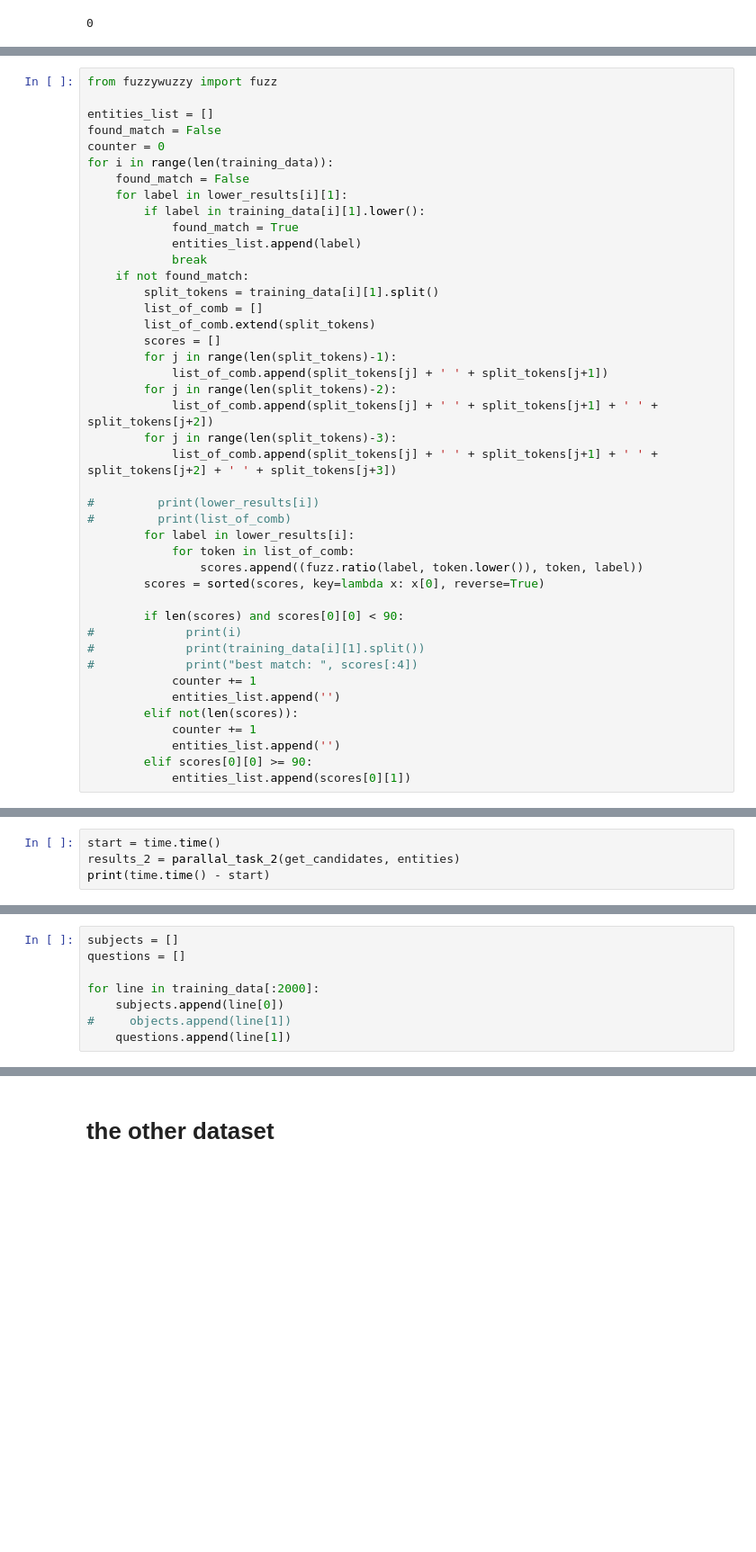
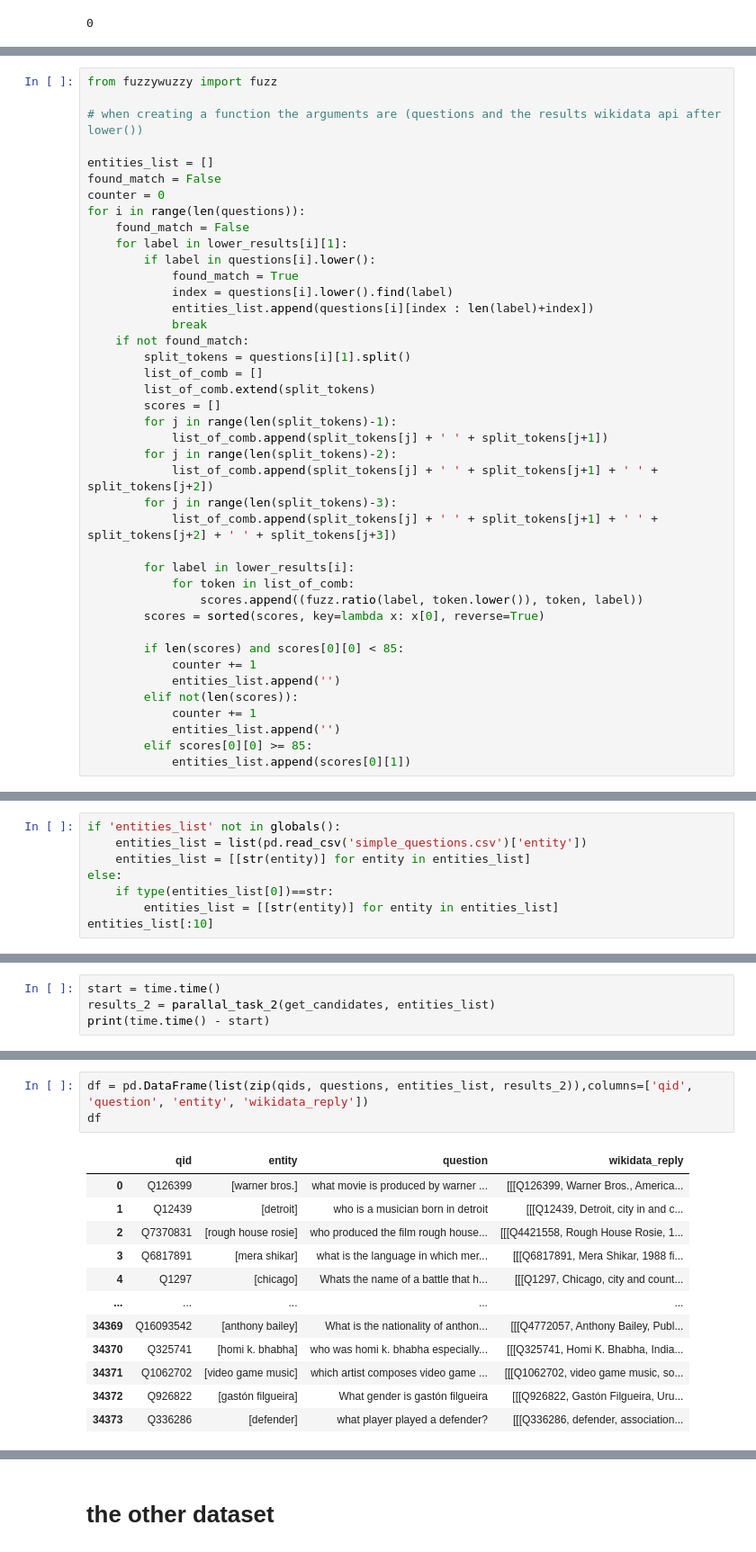
Before and after one commit to hodzy/Bachelor_Thesis, a Jupyter notebook: NEL_data_preprocessing.ipynb, the cells around one changed output, grey strips where cells are left out. Shown at 90% size. Saved outputs shown, nothing was run; the diff lists cells and outputs as text; blank space fills up the shorter version.

Commit message:
code for NEL data

```diff
--- a/NEL_data_preprocessing.ipynb
+++ b/NEL_data_preprocessing.ipynb
@@ -287,18 +205,21 @@ len(training_data)
 # %%
 from fuzzywuzzy import fuzz
+
+# when creating a function the arguments are (questions and the results wikidata api after lower())
 
 entities_list = []
 found_match = False
 counter = 0
-for i in range(len(training_data)):
+for i in range(len(questions)):
     found_match = False
     for label in lower_results[i][1]:
-        if label in training_data[i][1].lower():
+        if label in questions[i].lower():
             found_match = True
-            entities_list.append(label)
+            index = questions[i].lower().find(label)
+            entities_list.append(questions[i][index : len(label)+index])
             break
     if not found_match:
-        split_tokens = training_data[i][1].split()
+        split_tokens = questions[i][1].split()
         list_of_comb = []
         list_of_comb.extend(split_tokens)
         scores = []
@@ -309,22 +230,17 @@ for i in range(len(training_data)):
         for j in range(len(split_tokens)-3):
             list_of_comb.append(split_tokens[j] + ' ' + split_tokens[j+1] + ' ' + split_tokens[j+2] + ' ' + split_tokens[j+3])
 
-#         print(lower_results[i])
-#         print(list_of_comb)
         for label in lower_results[i]:
             for token in list_of_comb:
                 scores.append((fuzz.ratio(label, token.lower()), token, label))
         scores = sorted(scores, key=lambda x: x[0], reverse=True)
 
-        if len(scores) and scores[0][0] < 90:
-#             print(i)
-#             print(training_data[i][1].split())
-#             print("best match: ", scores[:4])
+        if len(scores) and scores[0][0] < 85:
             counter += 1
             entities_list.append('')
         elif not(len(scores)):
             counter += 1
             entities_list.append('')
-        elif scores[0][0] >= 90:
+        elif scores[0][0] >= 85:
             entities_list.append(scores[0][1])
 # %%
@@ -403,0 +299,8 @@ with open('simple_questions.csv', 'w') as out:
+# %%
+if 'entities_list' not in globals():
+    entities_list = list(pd.read_csv('simple_questions.csv')['entity'])
+    entities_list = [[str(entity)] for entity in entities_list]
+else:
+    if type(entities_list[0])==str:
+        entities_list = [[str(entity)] for entity in entities_list]
+entities_list[:10]
@@ -404,4 +325,4 @@ with open('simple_questions.csv', 'w') as out:
 # %%
 start = time.time()
-results_2 = parallal_task_2(get_candidates, entities)
+results_2 = parallal_task_2(get_candidates, entities_list)
 print(time.time() - start)
@@ -432,8 +334,0 @@ len(results_2)
-# %%
-subjects = []
-questions = []
-
-for line in training_data[:2000]:
-    subjects.append(line[0])
-#     objects.append(line[1])
-    questions.append(line[1])
@@ -459,0 +335,16 @@ df
+# %%
+df = pd.DataFrame(list(zip(qids, questions, entities_list, results_2)),columns=['qid', 'question', 'entity', 'wikidata_reply'])
+df
+# %% [output]
+|  | qid | entity | question | wikidata_reply |
+| 0 | Q126399 | [warner bros.] | what movie is produced by warner ... | [[[Q126399, Warner Bros., America... |
+| 1 | Q12439 | [detroit] | who is a musician born in detroit | [[[Q12439, Detroit, city in and c... |
+| 2 | Q7370831 | [rough house rosie] | who produced the film rough house... | [[[Q4421558, Rough House Rosie, 1... |
+| 3 | Q6817891 | [mera shikar] | what is the language in which mer... | [[[Q6817891, Mera Shikar, 1988 fi... |
+| 4 | Q1297 | [chicago] | Whats the name of a battle that h... | [[[Q1297, Chicago, city and count... |
+| ... | ... | ... | ... | ... |
+| 34369 | Q16093542 | [anthony bailey] | What is the nationality of anthon... | [[[Q4772057, Anthony Bailey, Publ... |
+| 34370 | Q325741 | [homi k. bhabha] | who was homi k. bhabha especially... | [[[Q325741, Homi K. Bhabha, India... |
+| 34371 | Q1062702 | [video game music] | which artist composes video game ... | [[[Q1062702, video game music, so... |
+| 34372 | Q926822 | [gastón filgueira] | What gender is gastón filgueira | [[[Q926822, Gastón Filgueira, Uru... |
+| 34373 | Q336286 | [defender] | what player played a defender? | [[[Q336286, defender, association... |
```
Also changed, not shown: parts of 35 cells of this notebook, 3 other files.
